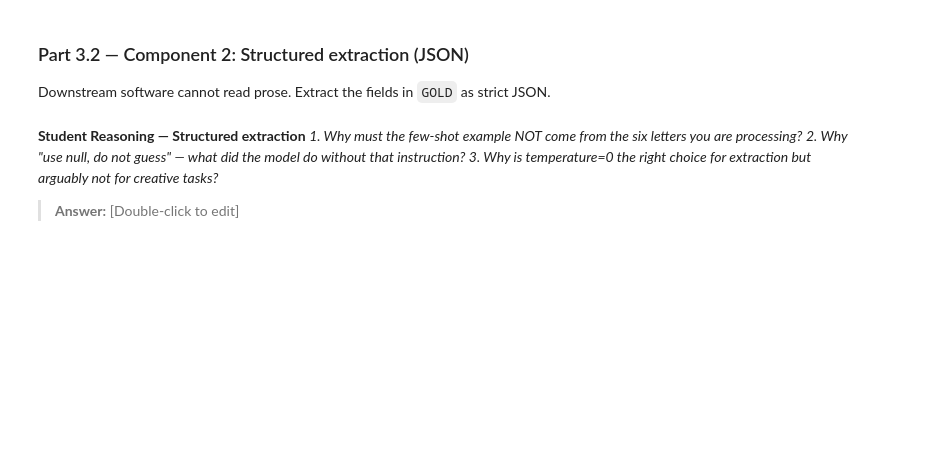
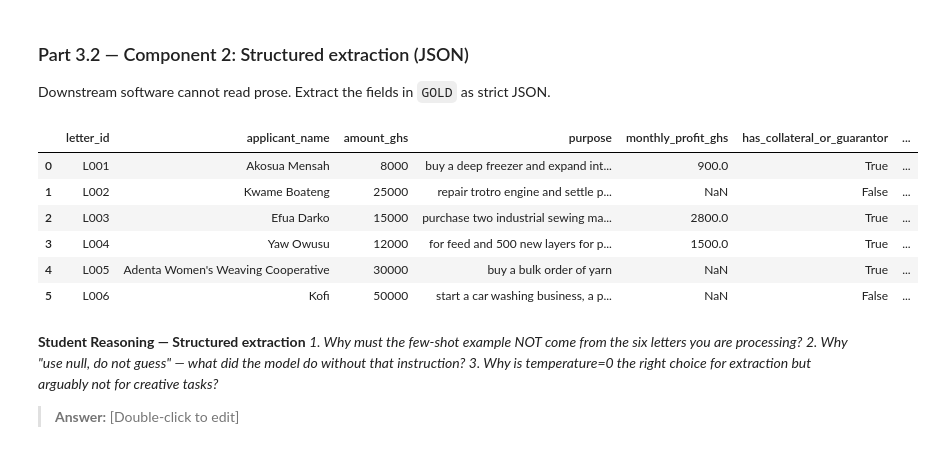
Before and after one commit to dani-ekpale/lab-4-llm-decision-support, a Jupyter notebook: lab_4.ipynb, the cells around one changed output. Drawn from its saved outputs; the diff is of its cells as text; code cells hidden in the pictures; blank space fills up the shorter version.

````diff
--- a/lab_4.ipynb
+++ b/lab_4.ipynb
@@ -442,3 +397,84 @@ Example Output:
+# %%
+import json
+import pandas as pd
+
+# System Prompt defining schema, rules, and few-shot example
+EXTRACT_SYSTEM_PROMPT = """You are a precise data extraction assistant. Extract information from loan application letters into strict JSON matching this exact schema:
+{
+    "applicant_name": "string",
+    "amount_ghs": number,
+    "purpose": "string",
+    "monthly_profit_ghs": number or null,
+    "has_collateral_or_guarantor": boolean,
+    "repayment_months": number or null
+}
+
+RULES:
+- If a field is not stated in the letter, use null. Do not guess.
+- Return ONLY a valid JSON object. No explanations, no backticks, no markdown.
+
+Example Input:
+Hello, my name is Kwame Mensah and I am applying for a loan of GHS 15,000 to purchase stock for my grocery enterprise. My business makes a profit of GHS 2,500 every month. I have secured a shop inventory asset as collateral and plan to finish repayment in 12 months.
+
+Example Output:
+{
+    "applicant_name": "Kwame Mensah",
+    "amount_ghs": 15000,
+    "purpose": "purchase stock for grocery enterprise",
+    "monthly_profit_ghs": 2500,
+    "has_collateral_or_guarantor": true,
+    "repayment_months": 12
+}"""
+
+# User template for receiving dynamic letter input
+EXTRACT_USER_PROMPT = "Extract data from the following loan application letter:\n\n{letter_text}"
+
+
+def extract_fields(letter_text, temperature=0.0):
+    """Calls the LLM with temperature=0, cleans markdown formatting,
+    and parses the extracted JSON payload safely."""
+    prompt = EXTRACT_USER_PROMPT.format(letter_text=letter_text)
+
+    # Send request to LLM
+    raw_output = ask_llm(prompt, system_prompt=EXTRACT_SYSTEM_PROMPT, temperature=temperature)
+
+    # Strip markdown code blocks/fences if the model includes them
+    cleaned = raw_output.replace("```json", "").replace("```", "").strip()
+
+    try:
+        return json.loads(cleaned)
+    except (json.JSONDecodeError, Exception) as e:
+        print(f"Warning: JSON parsing failed! Error: {e}")
+        return None
+
+
+# Execute extraction over all letters and aggregate into a DataFrame
+extracted_records = []
+
+for letter_id, letter_text in LETTERS.items():
+    record = extract_fields(letter_text)
+    if record is not None:
+        # Preserve original letter identifier for tracking
+        record["letter_id"] = letter_id
+        extracted_records.append(record)
+
+# Convert list of dicts to a pandas DataFrame
+df_results = pd.DataFrame(extracted_records)
+
+# Reorder columns to place letter_id first
+if not df_results.empty:
+    cols = ["letter_id", "applicant_name", "amount_ghs", "purpose", "monthly_profit_ghs", "has_collateral_or_guarantor", "repayment_months"]
+    df_results = df_results[[c for c in cols if c in df_results.columns]]
+
+display(df_results)
+# %% [output]
+|  | letter_id | applicant_name | amount_ghs | purpose | monthly_profit_ghs | has_collateral_or_guarantor | ... |
+| 0 | L001 | Akosua Mensah | 8000 | buy a deep freezer and expand int... | 900.0 | True | ... |
+| 1 | L002 | Kwame Boateng | 25000 | repair trotro engine and settle p... | NaN | False | ... |
+| 2 | L003 | Efua Darko | 15000 | purchase two industrial sewing ma... | 2800.0 | True | ... |
+| 3 | L004 | Yaw Owusu | 12000 | for feed and 500 new layers for p... | 1500.0 | True | ... |
+| 4 | L005 | Adenta Women's Weaving Cooperative | 30000 | buy a bulk order of yarn | NaN | True | ... |
+| 5 | L006 | Kofi | 50000 | start a car washing business, a p... | NaN | False | ... |
 # %% [markdown]
 **Student Reasoning — Structured extraction**
 *1. Why must the few-shot example NOT come from the six letters you are processing?*
````
Also changed, not shown: parts of 4 cells of this notebook.
